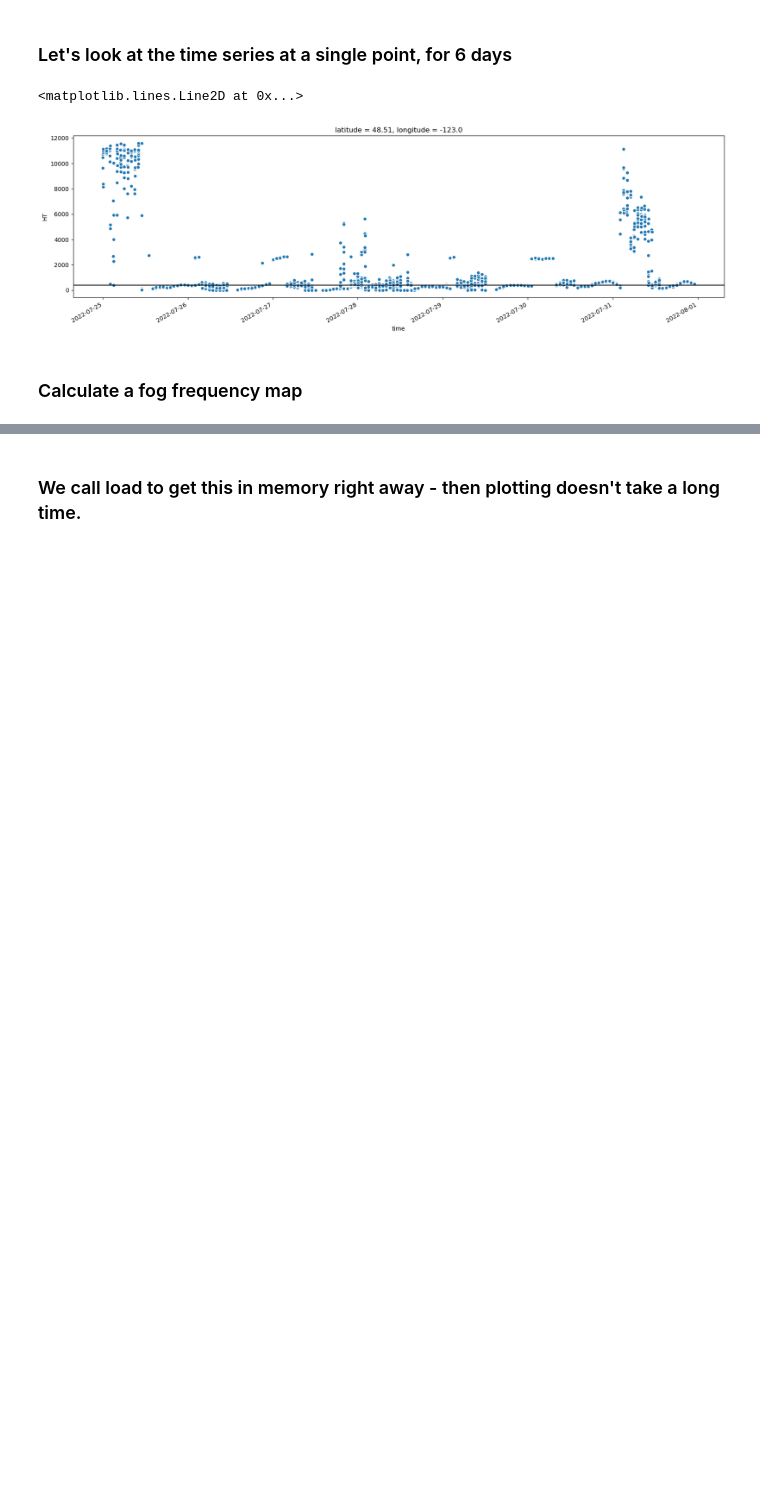
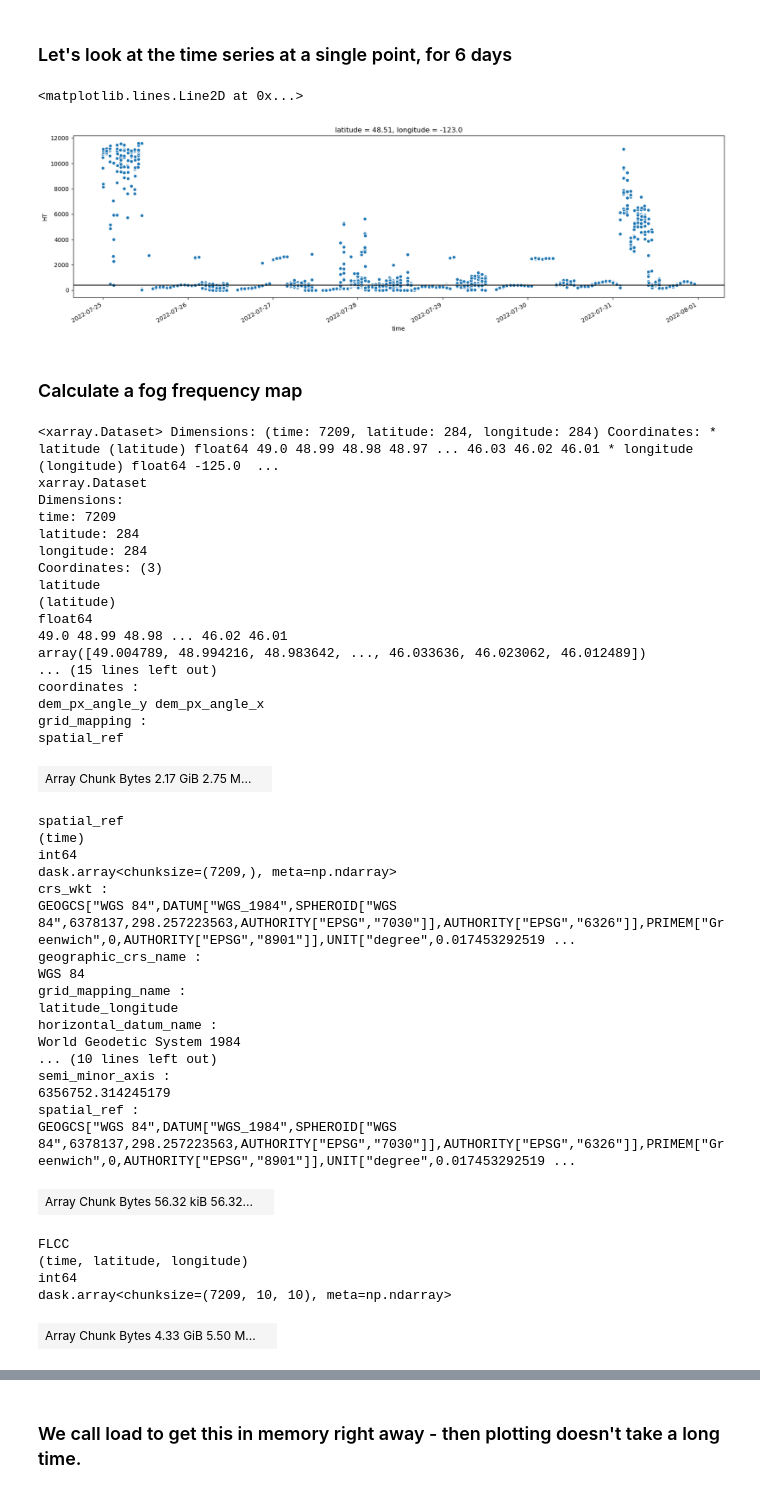
Before and after one commit to autumn-yng/summerfog, a Jupyter notebook: goes/goes_analyze.ipynb, the cells around one changed output, grey strips where cells are left out. Drawn from its saved outputs; the diff is of its cells as text; code cells hidden in the pictures; blank space fills up the shorter version.

```diff
--- a/goes/goes_analyze.ipynb
+++ b/goes/goes_analyze.ipynb
@@ -74,3 +92,49 @@ pt12 = [48.57880161, 	-123.1731671]
 ### Calculate a fog frequency map
 # %%
 ds['FLCC'] = (ds['HT'] < 400).astype(int)
+# %%
+# documentation about indexing using datetime components: https://docs.xarray.dev/en/stable/user-guide/time-series.html#indexing-using-datetime-components
+morning_ds = ds.isel(time=ds.time.dt.hour.isin([5,6,7,8,9]))
+morning_ds
+# %% [output]
+<xarray.Dataset> Dimensions: (time: 7209, latitude: 284, longitude: 284) Coordinates: * latitude (latitude) float64 49.0 48.99 48.98 48.97 ... 46.03 46.02 46.01 * longitude (longitude) float64 -125.0  ...
+xarray.Dataset
+Dimensions:
+time: 7209
+latitude: 284
+longitude: 284
+Coordinates: (3)
+latitude
+(latitude)
+float64
+49.0 48.99 48.98 ... 46.02 46.01
+array([49.004789, 48.994216, 48.983642, ..., 46.033636, 46.023062, 46.012489])
+... (15 lines left out)
+coordinates :
+dem_px_angle_y dem_px_angle_x
+grid_mapping :
+spatial_ref
+| Array Chunk Bytes 2.17 GiB 2.75 M... |  |
+spatial_ref
+(time)
+int64
+dask.array<chunksize=(7209,), meta=np.ndarray>
+crs_wkt :
+GEOGCS["WGS 84",DATUM["WGS_1984",SPHEROID["WGS 84",6378137,298.257223563,AUTHORITY["EPSG","7030"]],AUTHORITY["EPSG","6326"]],PRIMEM["Greenwich",0,AUTHORITY["EPSG","8901"]],UNIT["degree",0.017453292519 ...
+geographic_crs_name :
+WGS 84
+grid_mapping_name :
+latitude_longitude
+horizontal_datum_name :
+World Geodetic System 1984
+... (10 lines left out)
+semi_minor_axis :
+6356752.314245179
+spatial_ref :
+GEOGCS["WGS 84",DATUM["WGS_1984",SPHEROID["WGS 84",6378137,298.257223563,AUTHORITY["EPSG","7030"]],AUTHORITY["EPSG","6326"]],PRIMEM["Greenwich",0,AUTHORITY["EPSG","8901"]],UNIT["degree",0.017453292519 ...
+| Array Chunk Bytes 56.32 kiB 56.32... |  |
+FLCC
+(time, latitude, longitude)
+int64
+dask.array<chunksize=(7209, 10, 10), meta=np.ndarray>
+| Array Chunk Bytes 4.33 GiB 5.50 M... |  |
```
Also changed, not shown: parts of 11 cells of this notebook, 1 other file.
